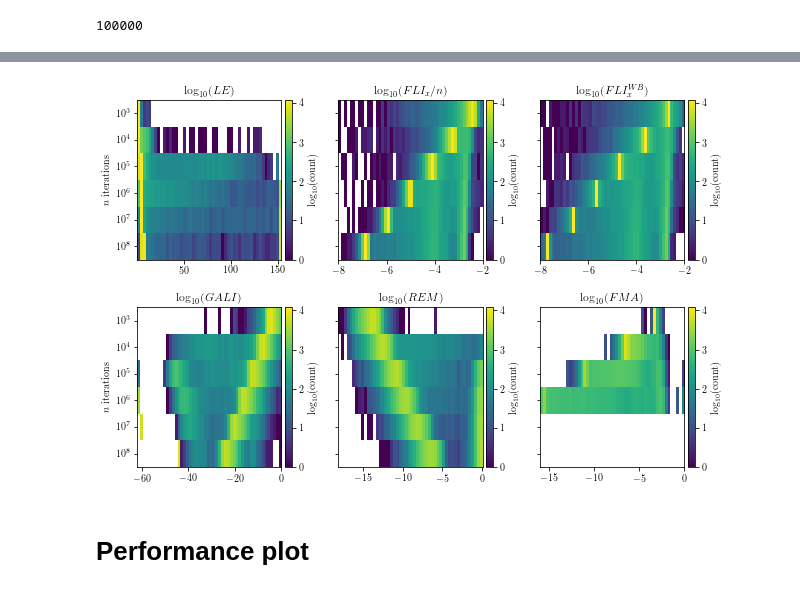
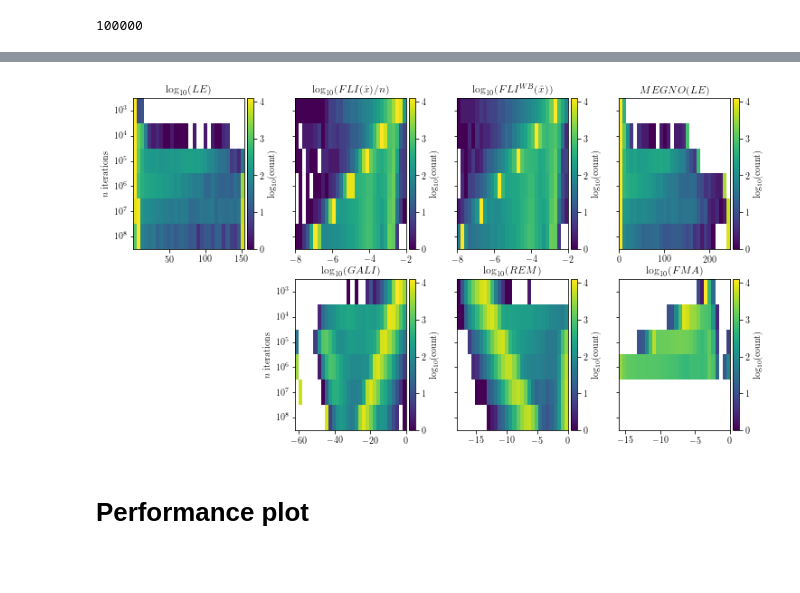
Before and after one commit to carlidel/tangent_map, a Jupyter notebook: 220914_focused_analysis/PLOTS_FOR_PAPER.ipynb, the cells around one changed output, grey strips where cells are left out. Drawn from its saved outputs; the diff is of its cells as text; code cells hidden in the pictures; blank space fills up the shorter version.

```diff
--- a/220914_focused_analysis/PLOTS_FOR_PAPER.ipynb
+++ b/220914_focused_analysis/PLOTS_FOR_PAPER.ipynb
@@ -2213,6 +2245,7 @@ f_lyap = h5py.File(os.path.join(OUTDIR, tune + epsilon + mu + "analysis_type_tan
 f_rem = h5py.File(os.path.join(OUTDIR, tune + epsilon + mu + "analysis_type_rem_rem.h5"), "r")
 f_tune = h5py.File(os.path.join(OUTDIR2, tune + epsilon + mu + "analysis_type_tune_tune.h5"), "r")
 f_birkhoff = h5py.File(os.path.join(OUTDIR2, tune + epsilon + mu + "analysis_type_lyapunov_birkhoff_lyapunov_birkhoff.h5"), "r")
+f_megno = h5py.File("/home/HPC/camontan/turchetti_paper/output/focused_scan_2/scan_168_201_epsilon_32d0_mu_0d25_analysis_type_megno_megno.h5", "r")
 # %%
 data = f_stab["stability"][:]
 mask = np.log10(data)==8
@@ -2260,0 +2312,15 @@ for t, data in zip(times, lyapunov_data):
+# %%
+megno_thresholds = []
+megno_post_data = []
+megno_guesses = []
+megno_scores = []
+for t, data in zip(times, megno_data):
+    data[mask & (np.isnan(data))] = np.nanmax(data[mask])
+    data = np.log10(data)
+    data[mask & (np.isnan(data))] = np.nanmax(data[mask])
+    data[mask & (np.isinf(data))] = np.nanmax(data[mask & (~np.isinf(data))])
+    megno_post_data.append(data)
+    megno_thresholds.append(find_threshold(data[mask]))
+    guess = (data > megno_thresholds[-1])
+    megno_guesses.append(guess)
+    megno_scores.append(classify_data(ground_truth[mask], guess[mask]))
@@ -2745,32 +2850,34 @@ plt.savefig(os.path.join(FIGDIR, f"overview.{FORMAT}"), bbox_inches="tight", dpi
 # %%
-from multiprocessing import shared_memory
+fig = plt.figure(figsize=(12, 6.75))
 
-
-fig = plt.figure(figsize=(10, 6.75))
-
-gs = gridspec.GridSpec(2, 3, width_ratios=[1, 1, 1], height_ratios=[1, 1])
+gs = gridspec.GridSpec(2, 4, width_ratios=[1, 1, 1, 1], height_ratios=[1, 1])
 
 axs = []
 axs.append(plt.subplot(gs[0, 0]))
 axs.append(plt.subplot(gs[0, 1]))
 axs.append(plt.subplot(gs[0, 2]))
-axs.append(plt.subplot(gs[1, 0]))
 axs.append(plt.subplot(gs[1, 1]))
 axs.append(plt.subplot(gs[1, 2]))
+axs.append(plt.subplot(gs[1, 3]))
+
+axs.append(plt.subplot(gs[0, 3]))
+
 
 sampling_time = 100000
 t_idx = 35
 t_fma_idx = -1
+vmax = 4.1
+vmin = 0.0
 
 val_min, val_max = get_extents([l[mask]/2 for l in lyapunov_post_data[14::7]], 10)
 print(val_min, val_max)
 
-tmp_data, bin_centers = compose_count_map([l[mask]/2 for l in lyapunov_post_data], val_min, val_max, nbins=50, density=False)
+tmp_data, bin_centers = compose_count_map([l[mask]/2 for l in lyapunov_post_data], val_min, val_max, nbins=30, density=False)
 tmp_data = np.log10(tmp_data)
 print(tmp_data.shape)
 tmp_data = tmp_data[14::7]
 
-cmap = axs[0].imshow(tmp_data, cmap='viridis', aspect='auto', extent=[val_min, val_max, -0.5, len(times[14::7])-0.5], vmax=vmax, interpolation='none')
+cmap = axs[0].imshow(tmp_data, vmax=vmax, vmin=vmin, cmap='viridis', aspect='auto', extent=[val_min, val_max, -0.5, len(times[14::7])-0.5], interpolation='none')
 
 divider = make_axes_locatable(axs[0])
 cax = divider.append_axes("right", size="5%", pad=0.05)
@@ -2785,12 +2892,12 @@ val_min, val_max = get_extents([l[mask] for l in np.log10(lyapunov_nob_post_data
 print(val_min, val_max)
 val_min = -8
 val_max = -2
-tmp_data, bin_centers = compose_count_map([l[mask] for l in np.log10(lyapunov_nob_post_data)], val_min, val_max, nbins=50, density=False)
+tmp_data, bin_centers = compose_count_map([l[mask] for l in np.log10(lyapunov_nob_post_data)], val_min, val_max, nbins=30, density=False)
 tmp_data = np.log10(tmp_data)
 print(tmp_data.shape)
 tmp_data = tmp_data[14::7]
 
-cmap = axs[1].imshow(tmp_data, cmap='viridis', aspect='auto', extent=[val_min, val_max, -0.5, len(times[14::7])-0.5], vmax=vmax, interpolation='none')
+cmap = axs[1].imshow(tmp_data, vmax=vmax, vmin=vmin, cmap='viridis', aspect='auto', extent=[val_min, val_max, -0.5, len(times[14::7])-0.5], interpolation='none')
 
 divider = make_axes_locatable(axs[1])
 cax = divider.append_axes("right", size="5%", pad=0.05)
@@ -2800,18 +2907,18 @@ axs[1].set_yticks(np.arange(0, tmp_data.shape[0], 1), [f"$10^{{{int(np.log10(t))
 
 axs[1].set_yticklabels([])
 axs[1].set_ylabel('')
-axs[1].set_title("$\\log_{{10}}(FLI_x / n)$")
+axs[1].set_title("$\\log_{{10}}(FLI(\\hat{x}) / n)$")
 
 val_min, val_max = get_extents([l[mask] for l in np.log10(lyapunov_b_post_data)[14::7]], 10)
 print(val_min, val_max)
 val_min = -8
 val_max = -2
-tmp_data, bin_centers = compose_count_map([l[mask] for l in np.log10(lyapunov_b_post_data)], val_min, val_max, nbins=50, density=False)
+tmp_data, bin_centers = compose_count_map([l[mask] for l in np.log10(lyapunov_b_post_data)], val_min, val_max, nbins=30, density=False)
 tmp_data = np.log10(tmp_data)
 print(tmp_data.shape)
 tmp_data = tmp_data[14::7]
 
-cmap = axs[2].imshow(tmp_data, cmap='viridis', aspect='auto', extent=[val_min, val_max, -0.5, len(times[14::7])-0.5], vmax=vmax, interpolation='none')
+cmap = axs[2].imshow(tmp_data, vmax=vmax, vmin=vmin, cmap='viridis', aspect='auto', extent=[val_min, val_max, -0.5, len(times[14::7])-0.5], interpolation='none')
 
 divider = make_axes_locatable(axs[2])
 cax = divider.append_axes("right", size="5%", pad=0.05)
@@ -2821,17 +2928,40 @@ axs[2].set_yticks(np.arange(0, tmp_data.shape[0], 1), [f"$10^{{{int(np.log10(t))
 
 axs[2].set_yticklabels([])
 axs[2].set_ylabel('')
-axs[2].set_title("$\\log_{{10}}(FLI_x^{{WB}})$")
+axs[2].set_title("$\\log_{{10}}(FLI^{{WB}}(\\hat{x}))$")
+
+
+val_min, val_max = get_extents([10**l[mask] for l in megno_post_data[14::7]], 10)
+print(val_min, val_max)
+# val_min = -8
+# val_max = -2
+tmp_data, bin_centers = compose_count_map([10**l[mask] for l in megno_post_data], val_min, val_max, nbins=30, density=False)
+tmp_data = np.log10(tmp_data)
+print(tmp_data.shape)
+tmp_data = tmp_data[14::7]
+
+cmap = axs[6].imshow(tmp_data, vmax=vmax, vmin=vmin, cmap='viridis', aspect='auto', extent=[val_min, val_max, -0.5, len(times[14::7])-0.5], interpolation='none')
+
+divider = make_axes_locatable(axs[6])
+cax = divider.append_axes("right", size="5%", pad=0.05)
+cbar = plt.colorbar(cmap, cax=cax, label="$\\log_{{10}}(\\mathrm{{count}})$")
+
+axs[6].set_yticks(np.arange(0, tmp_data.shape[0], 1), [f"$10^{{{int(np.log10(t))}}}$" for t in times[14::7]][::-1])
+
+axs[6].set_yticklabels([])
+axs[6].set_ylabel('')
+axs[6].set_title("$MEGNO(LE)$")
+
 
 val_min, val_max = get_extents([l[mask] for l in gali_post_data[14::7]], 10)
 print(val_min, val_max)
 
-tmp_data, bin_centers = compose_count_map([l[mask] for l in gali_post_data], val_min, val_max, nbins=50, density=False)
+tmp_data, bin_centers = compose_count_map([l[mask] for l in gali_post_data], val_min, val_max, nbins=30, density=False)
 tmp_data = np.log10(tmp_data)
 print(tmp_data.shape)
 tmp_data = tmp_data[14::7]
 
-cmap = axs[3].imshow(tmp_data, cmap='viridis', aspect='auto', extent=[val_min, val_max, -0.5, len(times[14::7])-0.5], vmax=vmax, interpolation='none')
+cmap = axs[3].imshow(tmp_data, vmax=vmax, vmin=vmin, cmap='viridis', aspect='auto', extent=[val_min, val_max, -0.5, len(times[14::7])-0.5], interpolation='none')
 
 divider = make_axes_locatable(axs[3])
 cax = divider.append_axes("right", size="5%", pad=0.05)
@@ -2845,12 +2975,12 @@ axs[3].set_title("$\\log_{{10}}(GALI)$")
 val_min, val_max = get_extents([l[mask] for l in rem_post_data[14::7]], 10)
 print(val_min, val_max)
 
-tmp_data, bin_centers = compose_count_map([l[mask] for l in rem_post_data], val_min, val_max, nbins=50, density=False)
+tmp_data, bin_centers = compose_count_map([l[mask] for l in rem_post_data], val_min, val_max, nbins=30, density=False)
 tmp_data = np.log10(tmp_data)
 print(tmp_data.shape)
 tmp_data = tmp_data[14::7]
 
-cmap = axs[4].imshow(tmp_data, cmap='viridis', aspect='auto', extent=[val_min, val_max, -0.5, len(times[14::7])-0.5], vmax=vmax, interpolation='none')
+cmap = axs[4].imshow(tmp_data, vmax=vmax, vmin=vmin, cmap='viridis', aspect='auto', extent=[val_min, val_max, -0.5, len(times[14::7])-0.5], interpolation='none')
 
 divider = make_axes_locatable(axs[4])
 cax = divider.append_axes("right", size="5%", pad=0.05)
@@ -2865,7 +2995,7 @@ axs[4].set_title("$\\log_{{10}}(REM)$")
 val_min, val_max = get_extents([l[mask] for l in fma_fft_post_data[20::10]], 10)
 print(val_min, val_max)
 
-tmp_data, bin_centers = compose_count_map([l[mask] for l in fma_fft_post_data], val_min, val_max, nbins=50, density=False)
+tmp_data, bin_centers = compose_count_map([l[mask] for l in fma_fft_post_data], val_min, val_max, nbins=30, density=False)
 tmp_data = np.log10(tmp_data)
 tmp_data = tmp_data[20::10]
 print(tmp_data.shape)
@@ -2873,7 +3003,7 @@ print(tmp_data.shape)
 tmp_data = np.concatenate((tmp_data, np.full((2, tmp_data.shape[1]), np.nan)), axis=0)
 print(tmp_data.shape)
 
-cmap = axs[5].imshow(tmp_data, cmap='viridis', aspect='auto', extent=[val_min, val_max, -0.5, len(times[14::7])-0.5], vmax=vmax, interpolation='none')
+cmap = axs[5].imshow(tmp_data, vmax=vmax, vmin=vmin, cmap='viridis', aspect='auto', extent=[val_min, val_max, -0.5, len(times[14::7])-0.5], interpolation='none')
 
 divider = make_axes_locatable(axs[5])
 cax = divider.append_axes("right", size="5%", pad=0.05)
@@ -2885,8 +3015,9 @@ axs[5].set_yticklabels([])
 axs[5].set_ylabel('')
 axs[5].set_title("$\\log_{{10}}(FMA)$")
 
-plt.subplots_adjust(hspace=0.3)
-plt.subplots_adjust(wspace=0.3)
+# increase distance between subplots
+plt.subplots_adjust(wspace=0.35)
+# plt.subplots_adjust(hspace=0.01)
 
 plt.savefig(os.path.join(FIGDIR, f"evolution.{FORMAT}"), bbox_inches="tight", dpi=DPI)
 # %% [output]
@@ -2906,4 +3039,4 @@ plt.savefig(os.path.join(FIGDIR, f"evolution.{FORMAT}"), bbox_inches="tight", dp
-[figure, old version]
+[figure, new version]
 # %% [markdown]
 # Performance plot
 # %%
```
Also changed, not shown: parts of 14 cells of this notebook, 4 other files.
